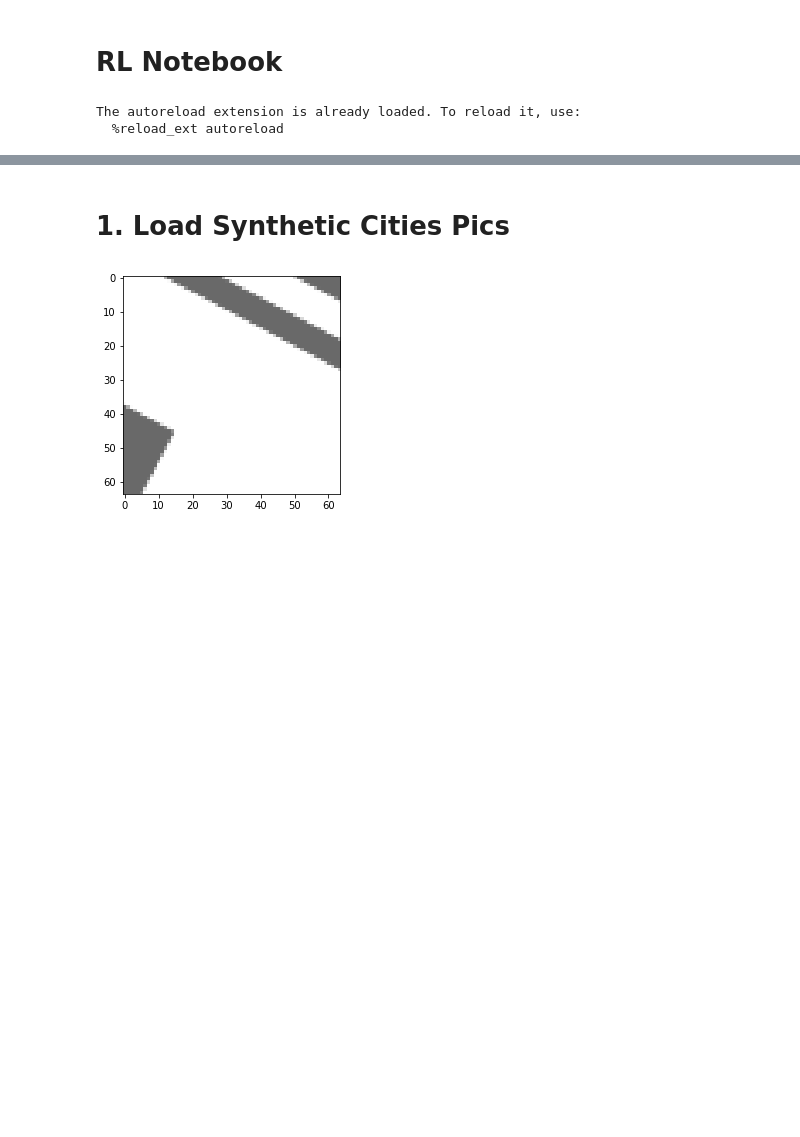
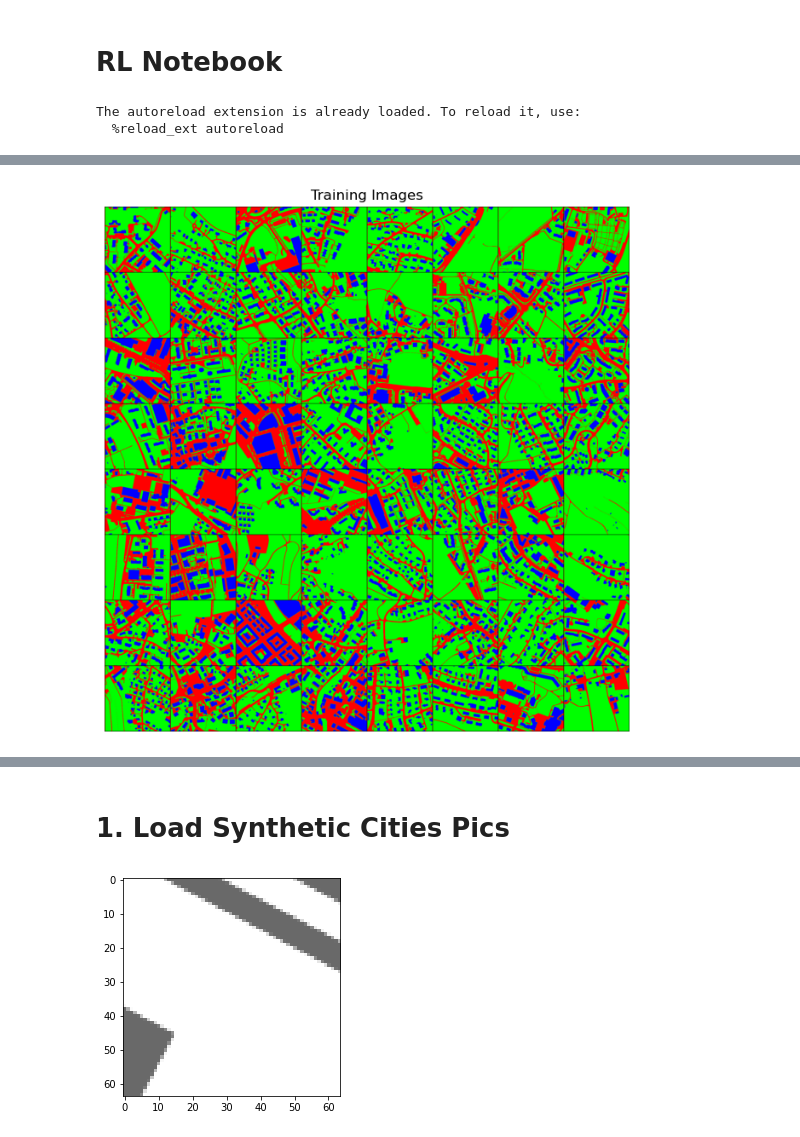
Before and after one commit to neithangurthang/SyntheticCities, a Jupyter notebook: notebooks/01 ReinforcementLearningExperiment.ipynb, the cells around one changed output, grey strips where cells are left out. Cells and saved outputs as stored; diff of their text form; code cells hidden in the pictures; blank space fills up the shorter version.

Commit message:
adding processor of data for RGB

```diff
--- a/notebooks/01 ReinforcementLearningExperiment.ipynb
+++ b/notebooks/01 ReinforcementLearningExperiment.ipynb
@@ -57,7 +58,7 @@ The autoreload extension is already loaded. To reload it, use:
   %reload_ext autoreload
 # %%
 # File directory
-src = "./data/cadastral/"
+src = "../cadastralExport/cadastral/"
 onlyfiles = [f for f in listdir(src) if isfile(join(src, f))]
 filesrc = src + random.choice(onlyfiles)
 # print(f"files in the folder: {len(onlyfiles)}")
@@ -72,7 +73,7 @@ resolution = (int(1280 / 4), int(1280 / 4)) # image resolution
 device = torch.device("cuda" if torch.cuda.is_available() else "cpu")
 label = 1 # true label
 
-BATCH_SIZE = 128
+BATCH_SIZE = 64
 GAMMA = 0.99
 EPS_START = 0.9
 EPS_END = 0.05
@@ -87,0 +83,3 @@ imholder.src
+# %%
+%%time
+dataset = load_folder(src, resolution=(300, 300), mult=3.15, device='cpu')
@@ -88,3 +89,15 @@ imholder.src
+# %%
+Cad_dataloader = torch.utils.data.DataLoader(dataset, batch_size=BATCH_SIZE,
+                                         shuffle=True, num_workers=4)
+# %%
+# Plot some training images
+Cad_real_batch = next(iter(Cad_dataloader))
+plt.figure(figsize=(8, 8))
+plt.axis("off")
+plt.title("Training Images")
+plt.imshow(np.transpose(vutils.make_grid(Cad_real_batch[0].to(device)[:BATCH_SIZE], padding=2, normalize=True).cpu(),(1,2,0)));
+# %% [output]
+[figure, added]
 # %%
 imholder.image
 # %% [output]
```
Also changed, not shown: parts of 7 cells of this notebook, 1 other file.
